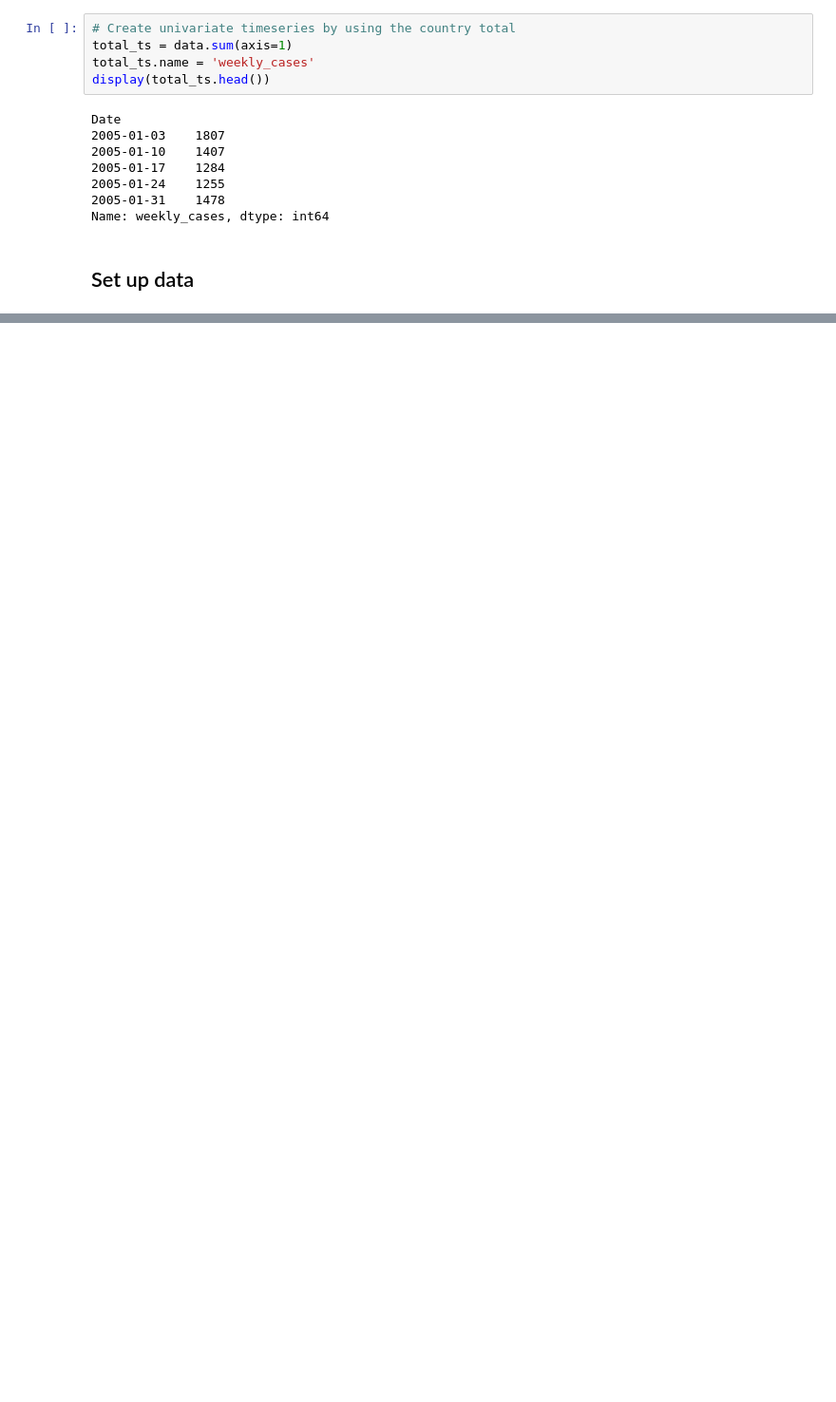
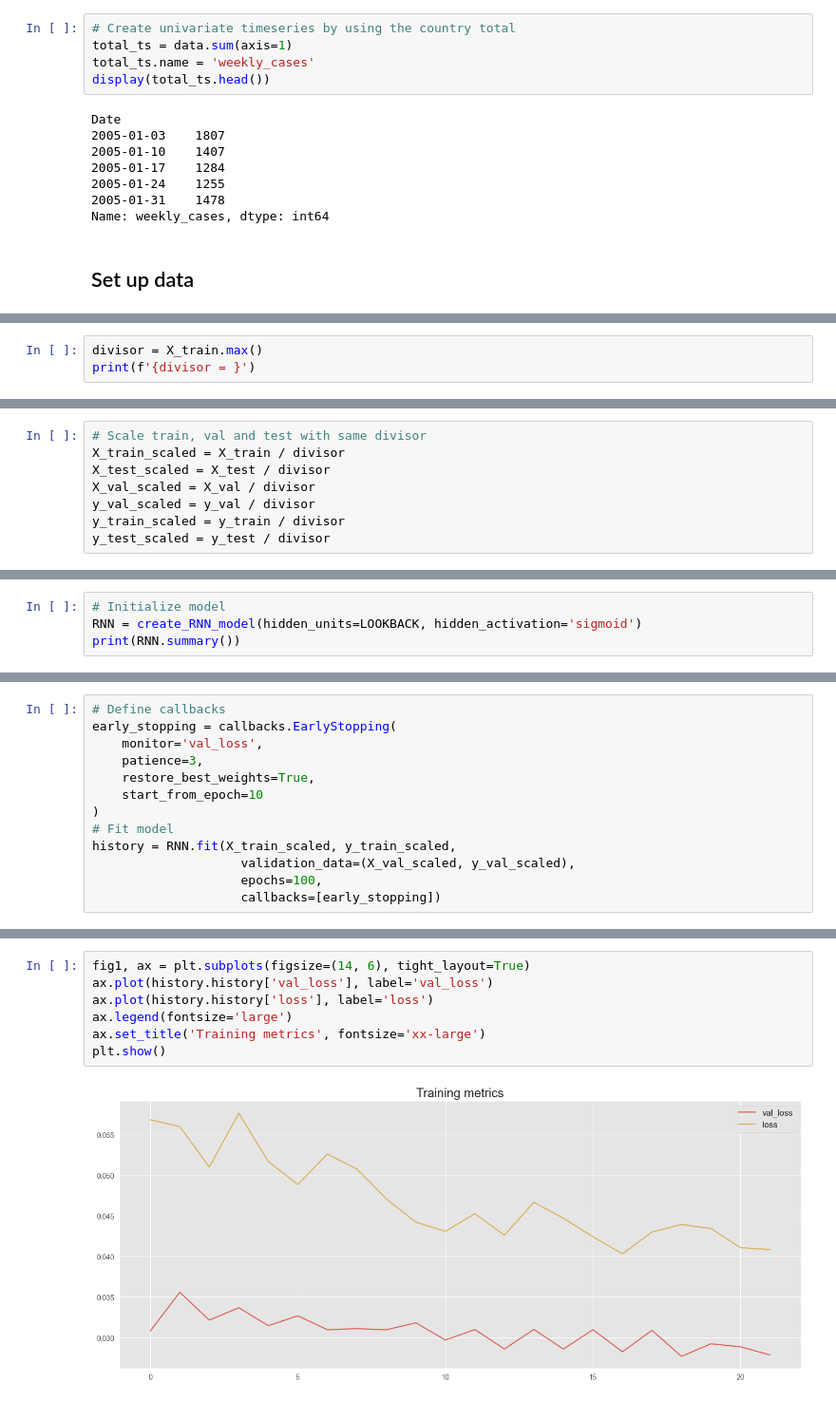
Before and after one commit to iltramont/TIME_SERIES, a Jupyter notebook: exam_project.ipynb, the cells around one changed output, grey strips where cells are left out. Shown at 95% size. Saved outputs shown, nothing was run; the diff lists cells and outputs as text; blank space fills up the shorter version.

```diff
--- a/exam_project.ipynb
+++ b/exam_project.ipynb
@@ -121,0 +121,3 @@ model.add(
+# %%
+divisor = X_train.max()
+print(f'{divisor = }')
@@ -121,0 +126,8 @@ model.add(
+# %%
+# Scale train, val and test with same divisor
+X_train_scaled = X_train / divisor
+X_test_scaled = X_test / divisor
+X_val_scaled = X_val / divisor
+y_val_scaled = y_val / divisor
+y_train_scaled = y_train / divisor
+y_test_scaled = y_test / divisor
@@ -121,0 +172,4 @@ model.add(
+# %%
+# Initialize model
+RNN = create_RNN_model(hidden_units=LOOKBACK, hidden_activation='sigmoid')
+print(RNN.summary())
@@ -121,0 +193,13 @@ model.add(
+# %%
+# Define callbacks
+early_stopping = callbacks.EarlyStopping(
+    monitor='val_loss',
+    patience=3,
+    restore_best_weights=True,
+    start_from_epoch=10
+)
+# Fit model
+history = RNN.fit(X_train_scaled, y_train_scaled,
+                    validation_data=(X_val_scaled, y_val_scaled),
+                    epochs=100,
+                    callbacks=[early_stopping])
@@ -121,0 +224,9 @@ model.add(
+# %%
+fig1, ax = plt.subplots(figsize=(14, 6), tight_layout=True)
+ax.plot(history.history['val_loss'], label='val_loss')
+ax.plot(history.history['loss'], label='loss')
+ax.legend(fontsize='large')
+ax.set_title('Training metrics', fontsize='xx-large')
+plt.show()
+# %% [output]
+[figure, added]
```
Also changed, not shown: parts of 54 cells of this notebook.
